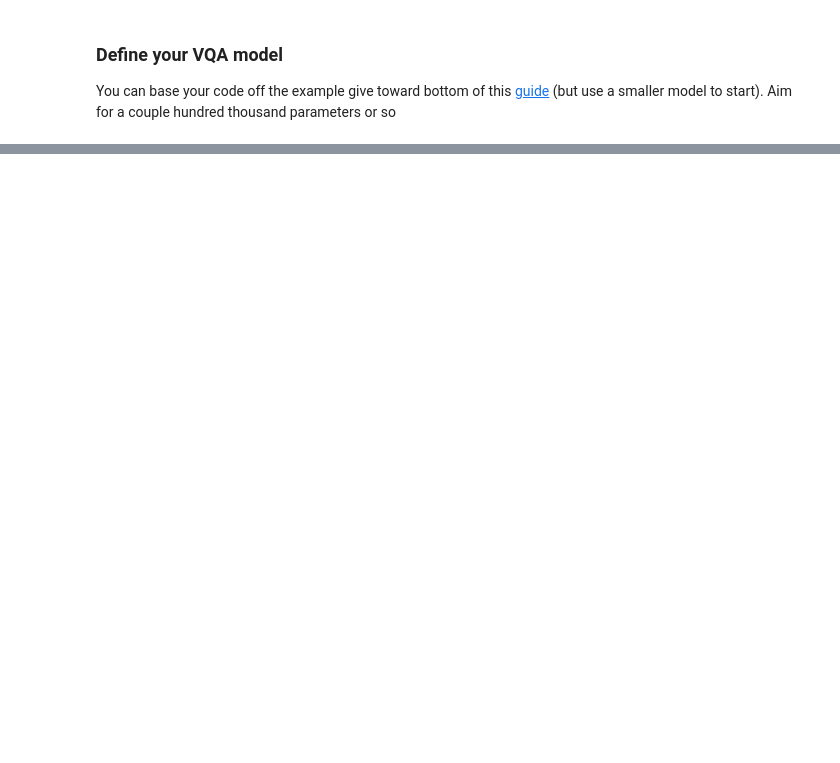
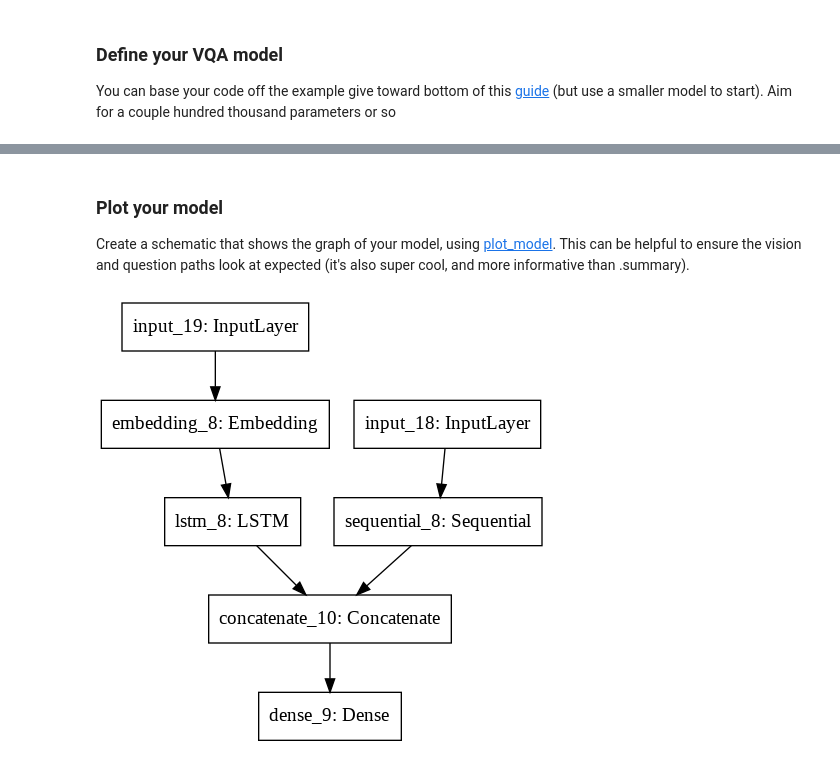
Before and after one commit to ysjbluemoon/Applied-Deep-Learning, a Jupyter notebook: Assignment 4/a4_2.ipynb, the cells around one changed output, grey strips where cells are left out. Drawn from its saved outputs; the diff is of its cells as text; code cells hidden in the pictures; blank space fills up the shorter version.

```diff
--- a/Assignment 4/a4_2.ipynb
+++ b/Assignment 4/a4_2.ipynb
@@ -380,6 +380,10 @@ For an example of pad_sequences, see this [notebook](https://github.com/fchollet
 # Justify your choice, e.g. you should note that percentage of the
 # training questions that fall under that length (and will not be trimmed),
 # and the number of questions that will be.
+seq_length ={}
+for i in range(len(sequences_train)):
+  seq_length[i]=len(sequences_train[i])
 # %%
 # Your code here
-MAX_SEQ_LEN = 10
+MAX_SEQ_LEN = max(seq_length.values())
+MAX_SEQ_LEN
@@ -503,18 +511,20 @@ encoded_image = vision_model(image_input)
 # question as input.
 # As in the guide above, you will want to produce an `encoded_question`
 # as output
-question_input = None # your code
-embedded_question = None # your code
-encoded_question = None # your code
+
+question_input = Input(shape=(MAX_SEQ_LEN,), dtype='int32')
+embedded_question = Embedding(input_dim=10000, output_dim=256, input_length=MAX_SEQ_LEN)(question_input)
+encoded_question = LSTM(256)(embedded_question)
+
 
 # Concatenate the encoded image and question
 merged = tf.keras.layers.concatenate([encoded_image, encoded_question])
 
 # Optionally, add a small dense layer
-# ...
+#dense = Dense(10, activation='sigmoid')(merged)
 
 # Next, add a binary classifier on top
-output = Dense(1, activation='sigmoid')(dense)
+output = Dense(1, activation='sigmoid')(merged)
 
 # Your final model
 model = Model(inputs=[image_input, question_input], outputs=output)
@@ -524,3 +552,12 @@ model.summary()
 model.compile(optimizer='adam',
               loss='binary_crossentropy',
               metrics=['accuracy'])
+# %% [markdown]
+### Plot your model
+Create a schematic that shows the graph of your model, using [plot_model](https://keras.io/visualization/). This can be helpful to ensure the vision and question paths look at expected (it's also super cool, and more informative than .summary).
+# %%
+# You should not need to modify this.
+from tensorflow.keras.utils import plot_model
+plot_model(model, to_file='model.png')
+# %% [output]
+[figure, added]
```
Also changed, not shown: parts of 12 cells of this notebook.
